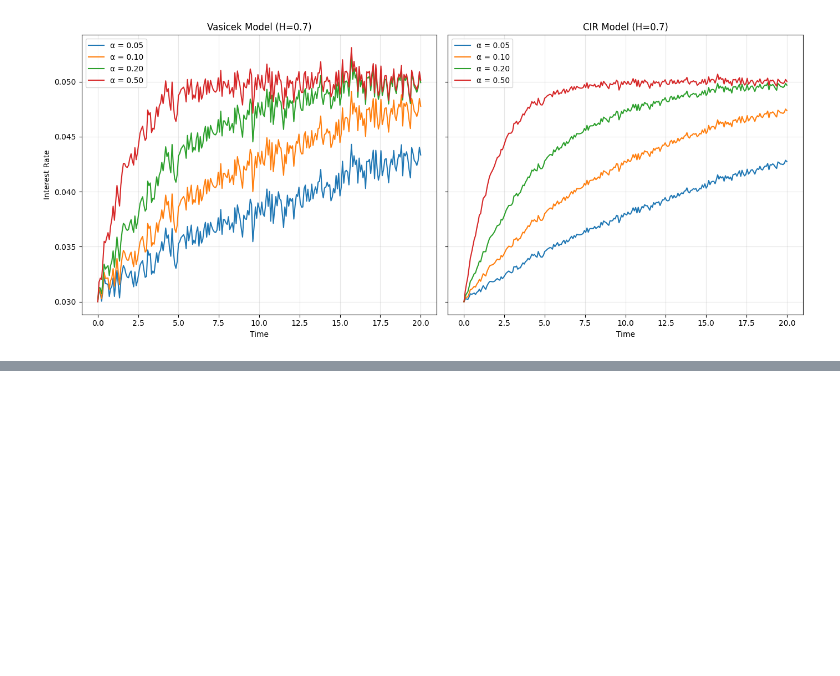
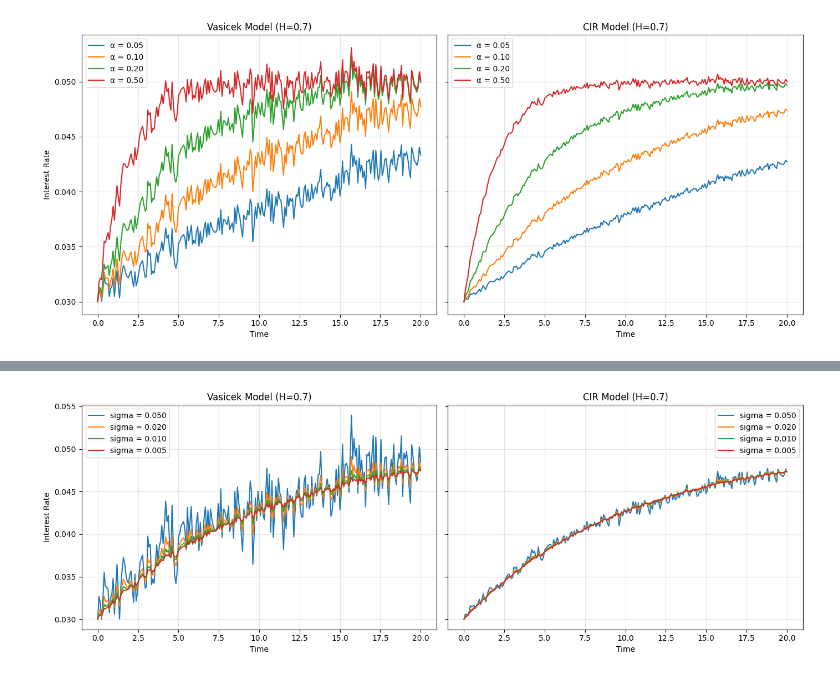
Before and after one commit to katieli0828/Dissertation, a Jupyter notebook: CH3_model_formulation.ipynb, the cells around one changed output, grey strips where cells are left out. Cells and saved outputs as stored; diff of their text form; code cells hidden in the pictures; blank space fills up the shorter version.

```diff
--- a/CH3_model_formulation.ipynb
+++ b/CH3_model_formulation.ipynb
@@ -232,0 +201,83 @@ plt.show()
+# %%
+# === Vasicek Model ===
+class VasicekModel:
+    def __init__(self, alpha=0.1, mu=0.05, sigma=0.02, r0=0.03):
+        self.alpha = alpha
+        self.mu = mu
+        self.sigma = sigma
+        self.r0 = r0
+
+    def simulate(self, fbm_path, dt):
+        n = len(fbm_path) - 1
+        r = np.zeros(n + 1)
+        r[0] = self.r0
+        for i in range(1, n + 1):
+            dBH = fbm_path[i] - fbm_path[i-1]
+            dr = self.alpha * (self.mu - r[i-1]) * dt + self.sigma * dBH
+            r[i] = r[i-1] + dr
+        return r
+
+# === CIR Model ===
+class CIRModel:
+    def __init__(self, alpha=0.1, mu=0.05, sigma=0.02, r0=0.03):
+        self.alpha = alpha
+        self.mu = mu
+        self.sigma = sigma
+        self.r0 = r0
+
+    def simulate(self, fbm_path, dt):
+        n = len(fbm_path) - 1
+        r = np.zeros(n + 1)
+        r[0] = self.r0
+        for i in range(1, n + 1):
+            dBH = fbm_path[i] - fbm_path[i-1]
+            sqrt_r = np.sqrt(np.maximum(r[i-1], 1e-10))
+            dr = self.alpha * (self.mu - r[i-1]) * dt + self.sigma * sqrt_r * dBH
+            r[i] = max(r[i-1] + dr, 1e-10)
+        return r
+
+# === Simulation Function: varying sigma ===
+def simulate_model_paths(model_class, sigma_values, H, n=252, T=20.0, seed=2024):
+    t = np.linspace(0, T, n+1)
+    dt = T / n
+    fbm_sim = FBMSimulator(n, T, H)
+    fbm_path = fbm_sim.generate_fbm_path(seed=seed)
+
+    paths = {}
+    for sigma in sigma_values:
+        model = model_class(alpha=0.1, mu=0.05, sigma=sigma, r0=0.03)
+        r_path = model.simulate(fbm_path, dt)
+        paths[sigma] = r_path
+    return t, paths
+
+# === Plotting Function with 1x2 subplot ===
+def plot_paths_side_by_side(t, vasicek_paths, cir_paths, H):
+    fig, axes = plt.subplots(1, 2, figsize=(14, 5), sharey=True)
+
+    for sigma, r_path in vasicek_paths.items():
+        axes[0].plot(t, r_path, label=f'sigma = {sigma:.3f}', linewidth=1.5)
+    axes[0].set_title(f'Vasicek Model (H={H})')
+    axes[0].set_xlabel('Time')
+    axes[0].set_ylabel('Interest Rate')
+    axes[0].legend()
+    axes[0].grid(True, alpha=0.3)
+
+    for sigma, r_path in cir_paths.items():
+        axes[1].plot(t, r_path, label=f'sigma = {sigma:.3f}', linewidth=1.5)
+    axes[1].set_title(f'CIR Model (H={H})')
+    axes[1].set_xlabel('Time')
+    axes[1].legend()
+    axes[1].grid(True, alpha=0.3)
+
+    plt.tight_layout()
+    plt.show()
+
+# === Run the simulations and generate side-by-side plot ===
+sigma_values = [0.05, 0.02, 0.01, 0.005]
+H = 0.7
+
+t, vasicek_paths = simulate_model_paths(VasicekModel, sigma_values, H=H)
+t, cir_paths = simulate_model_paths(CIRModel, sigma_values, H=H)
+plot_paths_side_by_side(t, vasicek_paths, cir_paths, H)
+# %% [output]
+[figure, added]
```
Also changed, not shown: parts of 12 cells of this notebook.
